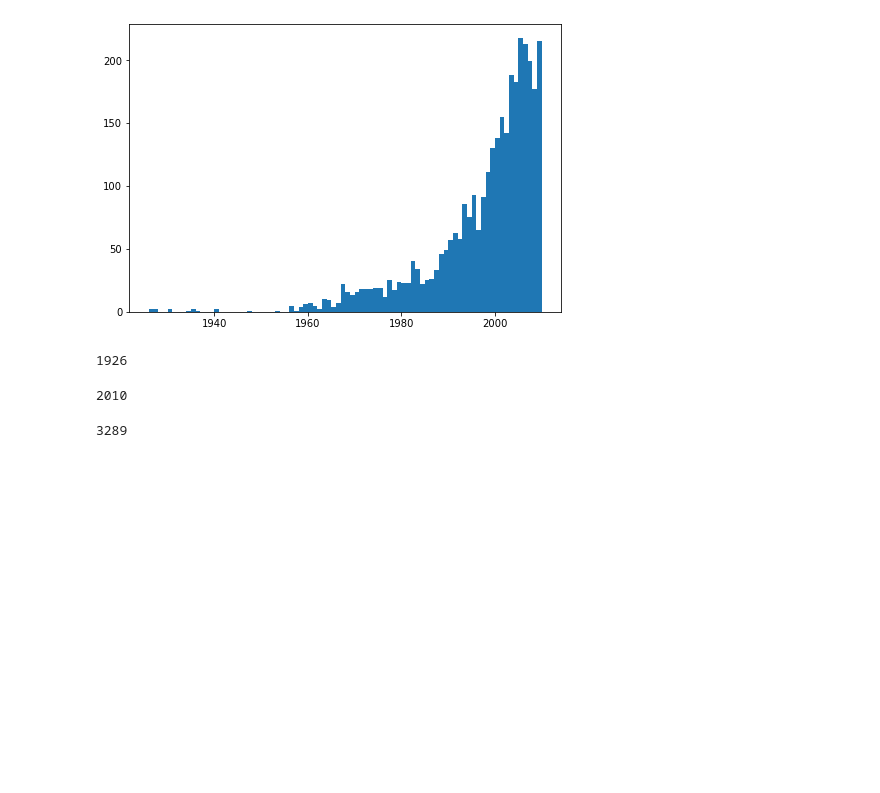
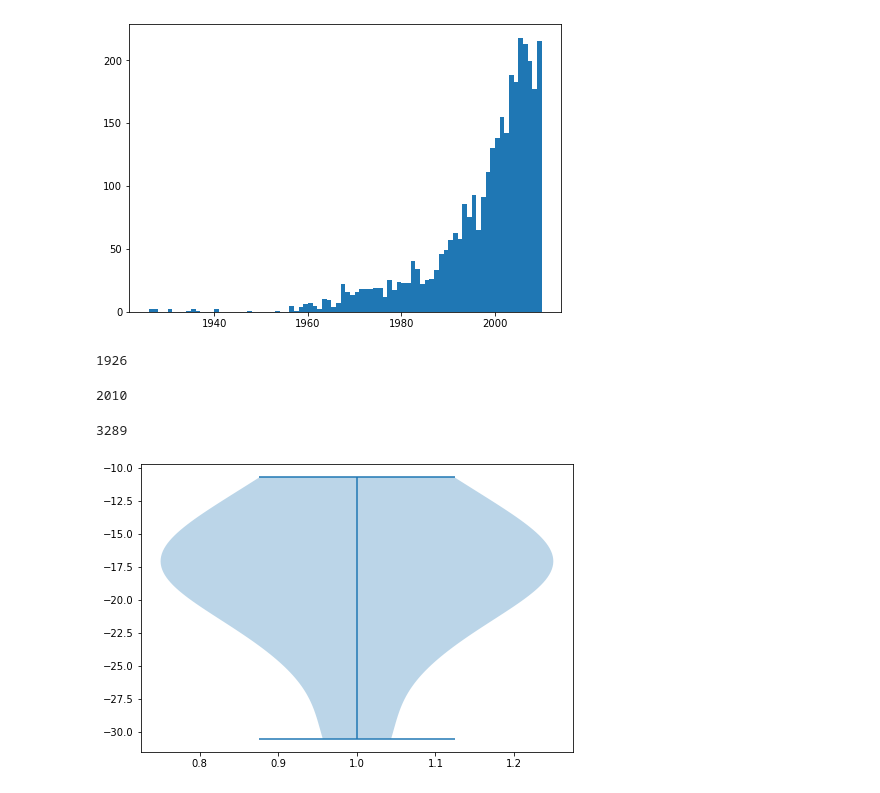
Before and after one commit to r-grun/digitalisierung_musikbranche, a Jupyter notebook: main.ipynb, the cells around one changed output. Saved outputs shown, nothing was run; the diff lists cells and outputs as text; code cells hidden in the pictures; blank space fills up the shorter version.

```diff
--- a/main.ipynb
+++ b/main.ipynb
@@ -118,3 +118,46 @@ max(years)
 len(years)
 # %% [output]
 3289
+# %%
+def get_stat_filtered_by_years(basedir, stat,ext='.h5') :
+    titles = {"tape": [], "vinyl": [], "kassette": [], "cd": [], "mp3": []}
+    for root, dirs, files in os.walk(basedir):
+        files = glob.glob(os.path.join(root,'*'+ext))
+        for f in files:
+            try:
+                h5 = hdf5_getters.open_h5_file_read(f)
+
+                year = hdf5_getters.get_year(h5)
+
+                if year < 1926:
+                    continue
+                elif year < 1947:
+                    titles["tape"].append(stat(h5))
+                elif year < 1967:
+                    titles["vinyl"].append(stat(h5))
+                elif year < 1967:
+                    titles["kassette"].append(stat(h5))
+                elif year < 1967:
+                    titles["cd"].append(stat(h5))
+                else:
+                    titles["mp3"].append(stat(h5))
+
+                h5.close()
+
+            except:
+                pass
+    return titles
+# %%
+loudness = get_stat_filtered_by_years("MillionSongSubset", hdf5_getters.get_loudness)
+# %%
+# Create a figure instance
+fig = plt.figure()
+
+# Create an axes instance
+ax = fig.add_axes([0,0,1,1])
+
+# Create the boxplot
+bp = ax.violinplot(loudness["tape"])
+plt.show()
+# %% [output]
+[figure, added]
```
Also changed, not shown: parts of 1 cell of this notebook.
